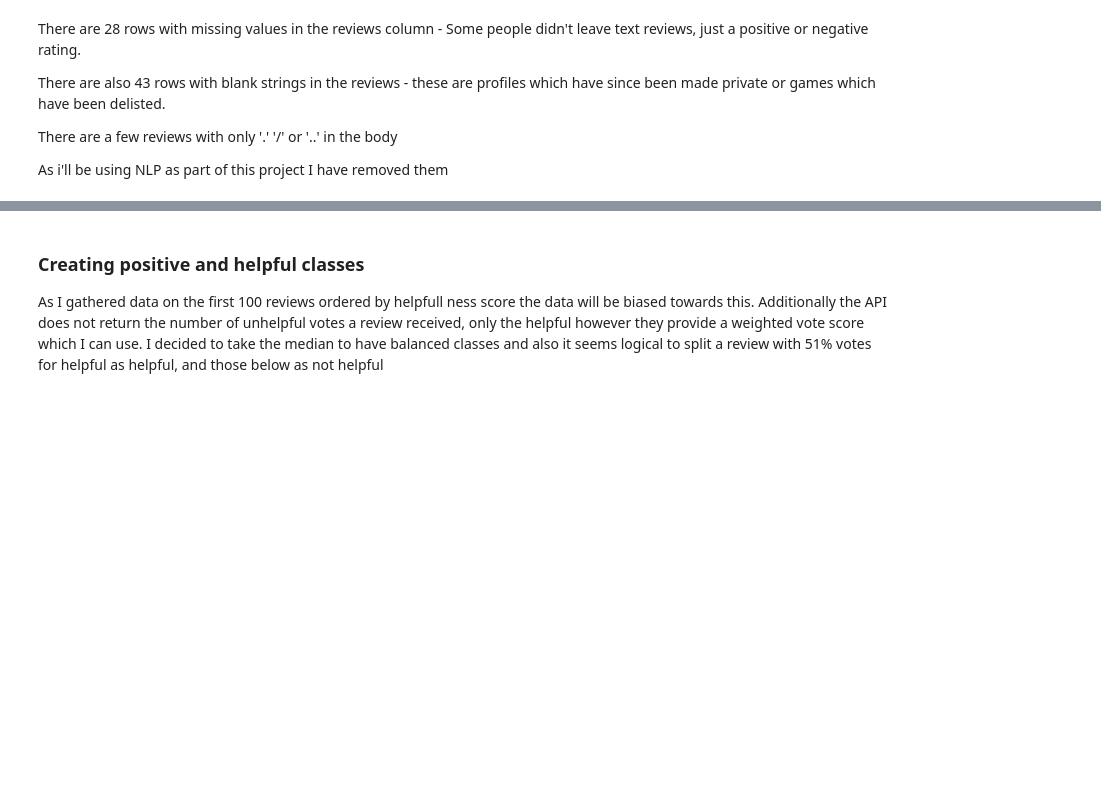
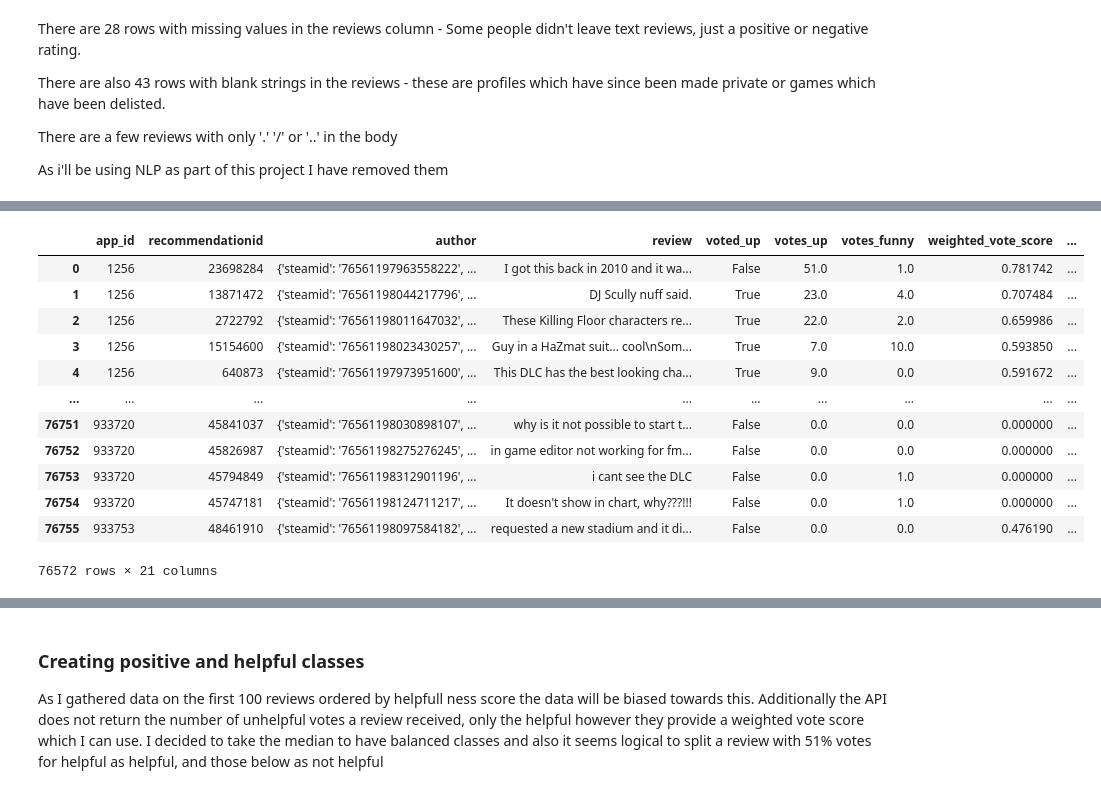
Before and after one commit to wong-alison/DSI-Capstone, a Jupyter notebook: 2 - Steam Data Cleaning.ipynb, the cells around one changed output, grey strips where cells are left out. Cells and saved outputs as stored; diff of their text form; code cells hidden in the pictures; blank space fills up the shorter version.

```diff
--- a/2 - Steam Data Cleaning.ipynb
+++ b/2 - Steam Data Cleaning.ipynb
@@ -595,0 +643,16 @@ memory usage: 13.4+ MB
+# %%
+df[df.playtime_forever.notnull()]
+# %% [output]
+|  | app_id | recommendationid | author | review | voted_up | votes_up | votes_funny | weighted_vote_score | ... |
+| 0 | 1256 | 23698284 | {'steamid': '76561197963558222', ... | I got this back in 2010 and it wa... | False | 51.0 | 1.0 | 0.781742 | ... |
+| 1 | 1256 | 13871472 | {'steamid': '76561198044217796', ... | DJ Scully nuff said. | True | 23.0 | 4.0 | 0.707484 | ... |
+| 2 | 1256 | 2722792 | {'steamid': '76561198011647032', ... | These Killing Floor characters re... | True | 22.0 | 2.0 | 0.659986 | ... |
+| 3 | 1256 | 15154600 | {'steamid': '76561198023430257', ... | Guy in a HaZmat suit... cool\nSom... | True | 7.0 | 10.0 | 0.593850 | ... |
+| 4 | 1256 | 640873 | {'steamid': '76561197973951600', ... | This DLC has the best looking cha... | True | 9.0 | 0.0 | 0.591672 | ... |
+| ... | ... | ... | ... | ... | ... | ... | ... | ... | ... |
+| 76751 | 933720 | 45841037 | {'steamid': '76561198030898107', ... | why is it not possible to start t... | False | 0.0 | 0.0 | 0.000000 | ... |
+| 76752 | 933720 | 45826987 | {'steamid': '76561198275276245', ... | in game editor not working for fm... | False | 0.0 | 0.0 | 0.000000 | ... |
+| 76753 | 933720 | 45794849 | {'steamid': '76561198312901196', ... | i cant see the DLC | False | 0.0 | 1.0 | 0.000000 | ... |
+| 76754 | 933720 | 45747181 | {'steamid': '76561198124711217', ... | It doesn't show in chart, why???!!! | False | 0.0 | 1.0 | 0.000000 | ... |
+| 76755 | 933753 | 48461910 | {'steamid': '76561198097584182', ... | requested a new stadium and it di... | False | 0.0 | 0.0 | 0.476190 | ... |
+76572 rows × 21 columns
```
Also changed, not shown: parts of 59 cells of this notebook, 3 other files.
